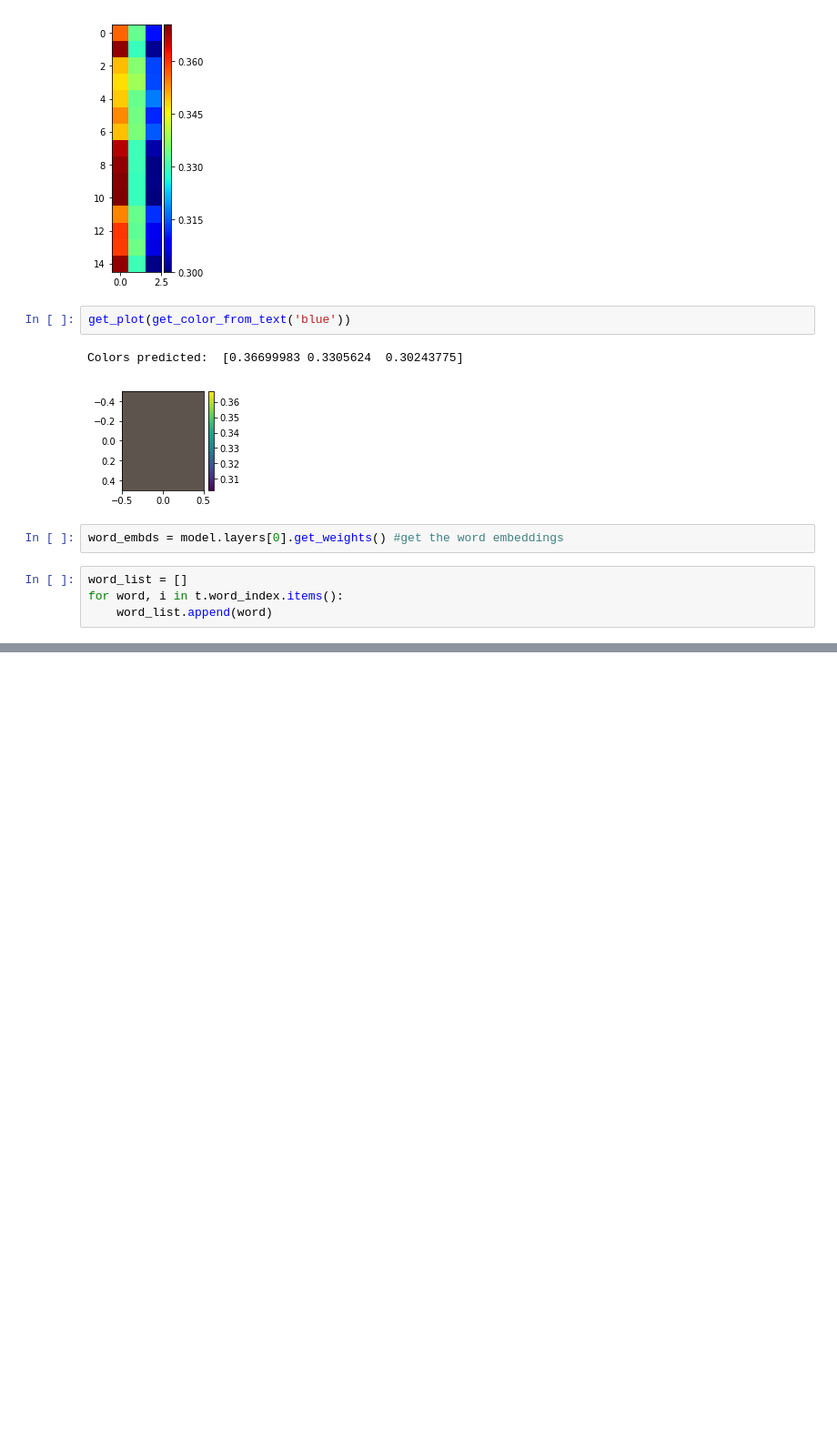
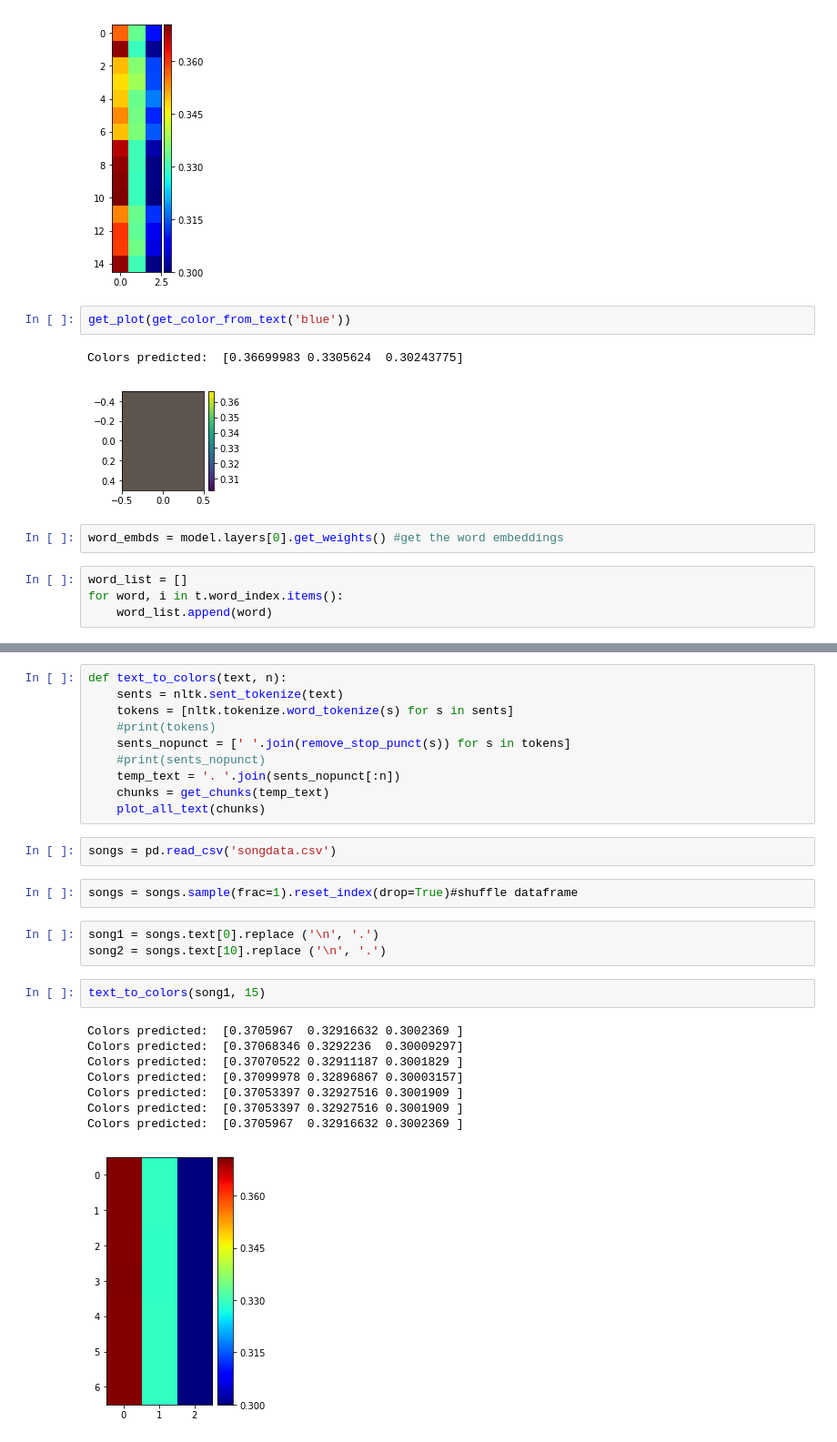
Before and after one commit to mmehedin/IntelSystemsITCS6150_color_perception, a Jupyter notebook: Text_Color_Perception.ipynb, the cells around one changed output, grey strips where cells are left out. Shown: that part at 91% size. Cells and saved outputs as stored; diff of their text form; blank space fills up the shorter version.

Commit message:
added songs

```diff
--- a/Text_Color_Perception.ipynb
+++ b/Text_Color_Perception.ipynb
@@ -762,3 +762,31 @@ fig = dict(data = [trace], layout= layout)
 py.iplot(fig)
 # %% [output]
 [interactive output not drawn]
+# %%
+def text_to_colors(text, n):
+    sents = nltk.sent_tokenize(text)
+    tokens = [nltk.tokenize.word_tokenize(s) for s in sents]
+    #print(tokens)
+    sents_nopunct = [' '.join(remove_stop_punct(s)) for s in tokens]
+    #print(sents_nopunct)
+    temp_text = '. '.join(sents_nopunct[:n])
+    chunks = get_chunks(temp_text)
+    plot_all_text(chunks)
+# %%
+songs = pd.read_csv('songdata.csv')
+# %%
+songs = songs.sample(frac=1).reset_index(drop=True)#shuffle dataframe
+# %%
+song1 = songs.text[0].replace ('\n', '.')
+song2 = songs.text[10].replace ('\n', '.')
+# %%
+text_to_colors(song1, 15)
+# %% [output]
+Colors predicted:  [0.3705967  0.32916632 0.3002369 ]
+Colors predicted:  [0.37068346 0.3292236  0.30009297]
+Colors predicted:  [0.37070522 0.32911187 0.3001829 ]
+Colors predicted:  [0.37099978 0.32896867 0.30003157]
+Colors predicted:  [0.37053397 0.32927516 0.3001909 ]
+Colors predicted:  [0.37053397 0.32927516 0.3001909 ]
+Colors predicted:  [0.3705967  0.32916632 0.3002369 ]
+[figure, added]
```
Also changed, not shown: parts of 1 cell of this notebook, 2 other files.
